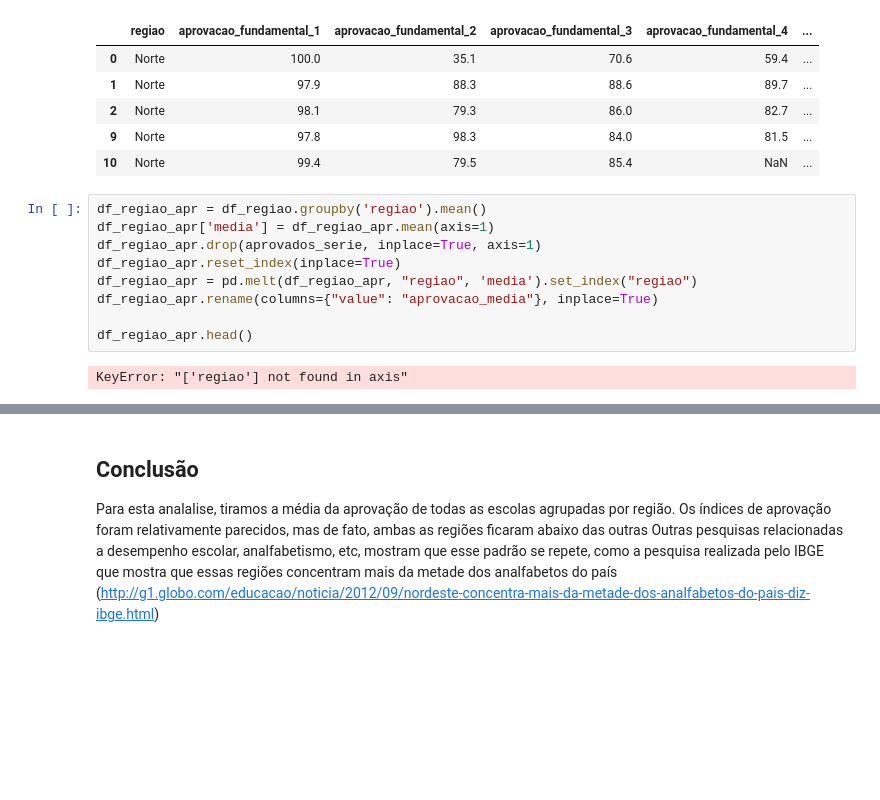
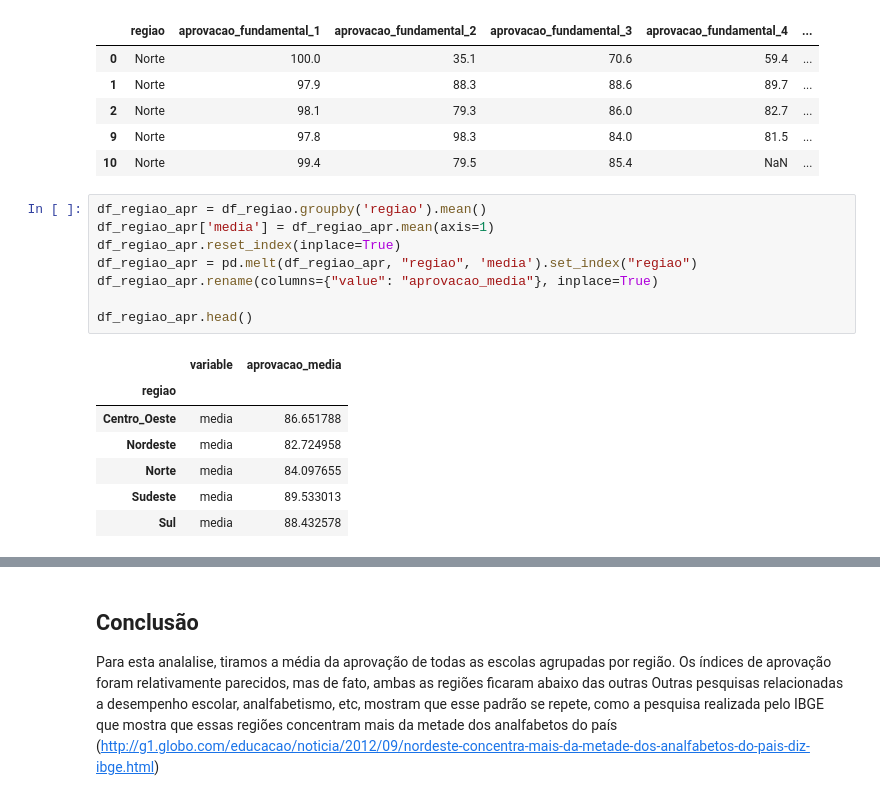
Before and after one commit to if1015-datascience-ufpe/2018-2-projeto-petshop, a Jupyter notebook: hipotese4.ipynb, the cells around one changed output, grey strips where cells are left out. Cells and saved outputs as stored; diff of their text form; blank space fills up the shorter version.

```diff
--- a/hipotese4.ipynb
+++ b/hipotese4.ipynb
@@ -101,14 +101,19 @@ df_regiao.head()
 # %%
 df_regiao_apr = df_regiao.groupby('regiao').mean()
 df_regiao_apr['media'] = df_regiao_apr.mean(axis=1)
-df_regiao_apr.drop(aprovados_serie, inplace=True, axis=1)
 df_regiao_apr.reset_index(inplace=True)
 df_regiao_apr = pd.melt(df_regiao_apr, "regiao", 'media').set_index("regiao")
 df_regiao_apr.rename(columns={"value": "aprovacao_media"}, inplace=True)
 
 df_regiao_apr.head()
 # %% [output]
-KeyError: "['regiao'] not found in axis"
+|  | variable | aprovacao_media |
+| regiao |  |  |
+| Centro_Oeste | media | 86.651788 |
+| Nordeste | media | 82.724958 |
+| Norte | media | 84.097655 |
+| Sudeste | media | 89.533013 |
+| Sul | media | 88.432578 |
 # %%
 %%opts Bars [width=800, height=500, xrotation=90, tools=['hover']]
 bar_regiao = hv.Bars(df_regiao_apr, kdims='regiao', vdims=["aprovacao_media"])
```
Also changed, not shown: parts of 1 cell of this notebook.
